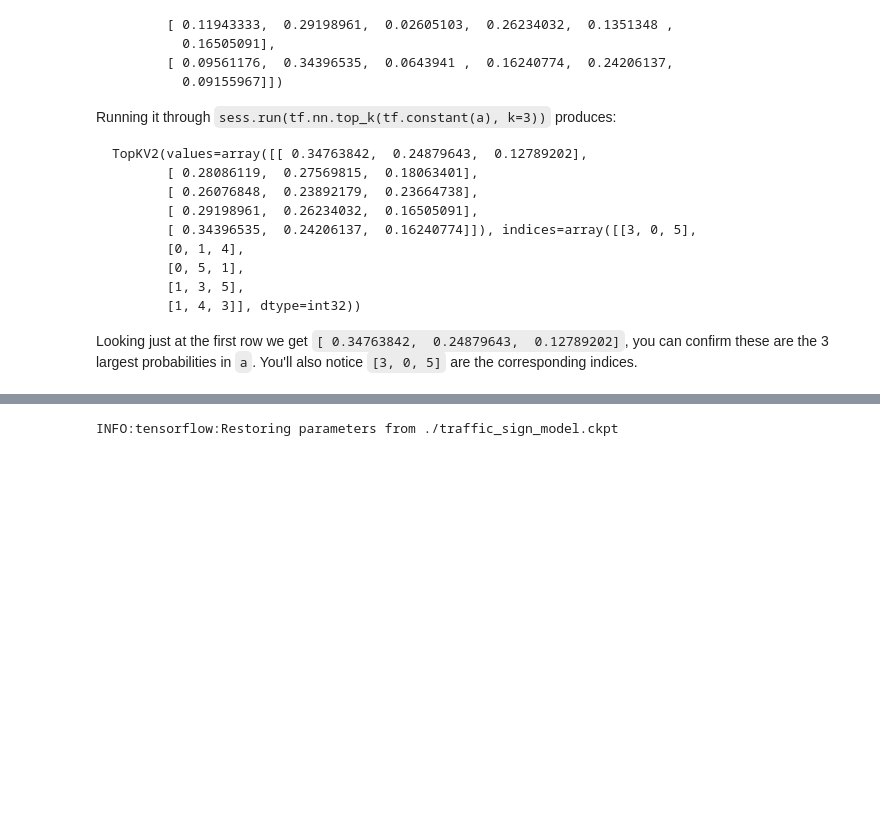
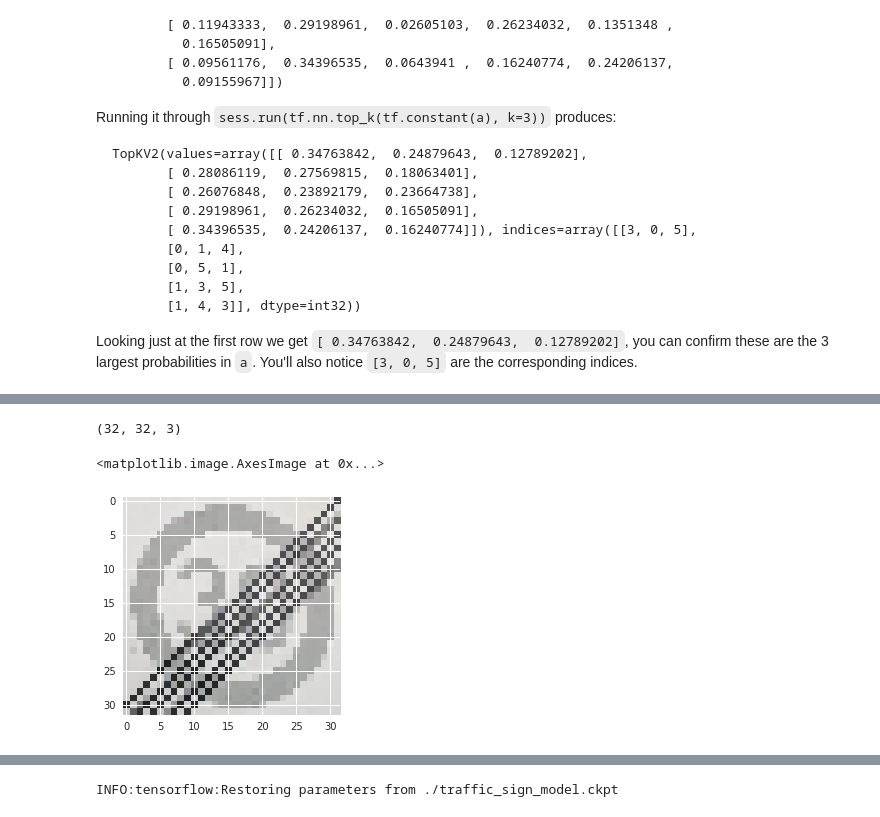
Before and after one commit to yuki678/CarND-Traffic-Sign-Classifier-Project, a Jupyter notebook: Traffic_Sign_Classifier.ipynb, the cells around one changed output, grey strips where cells are left out. Drawn from its saved outputs; the diff is of its cells as text; code cells hidden in the pictures; blank space fills up the shorter version.

```diff
--- a/Traffic_Sign_Classifier.ipynb
+++ b/Traffic_Sign_Classifier.ipynb
@@ -591,0 +674,13 @@ Looking just at the first row we get `[ 0.34763842,  0.24879643,  0.12789202]`,
+# %%
+# Image 2
+img = cv2.imread(img_path + img_files[1])
+img = cv2.cvtColor(img, cv2.COLOR_BGR2RGB)
+img = img[200:560, 290:670] # Crop to [height, width]
+img = cv2.resize(img,(32,32))
+web_test[1] = img
+print(img.shape)
+plt.imshow(img)
+# %% [output]
+(32, 32, 3)
+<matplotlib.image.AxesImage at 0x...>
+[figure, added]
```
Also changed, not shown: parts of 20 cells of this notebook, 12 other files.
